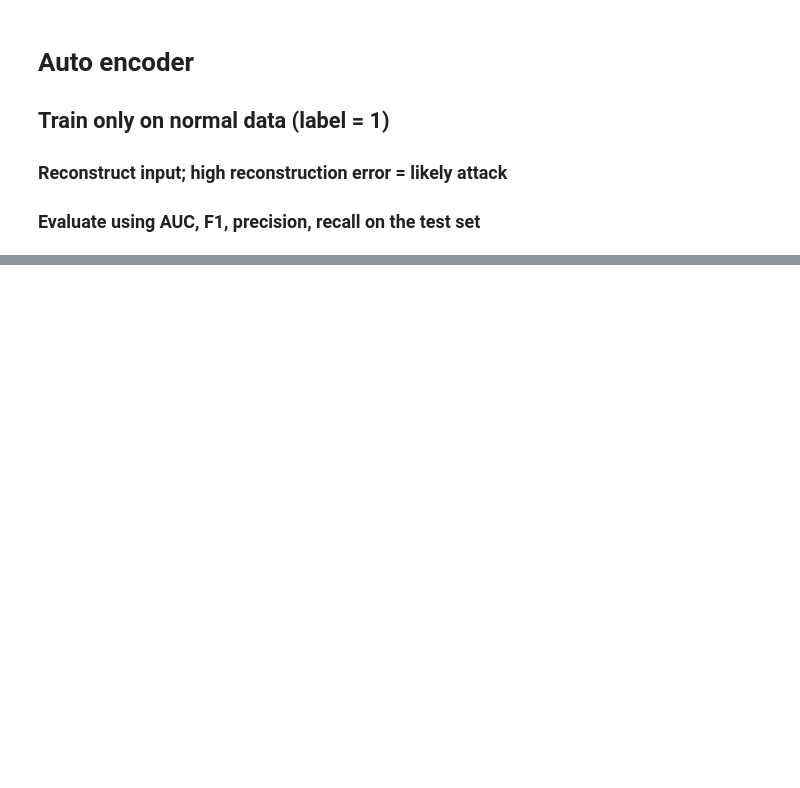
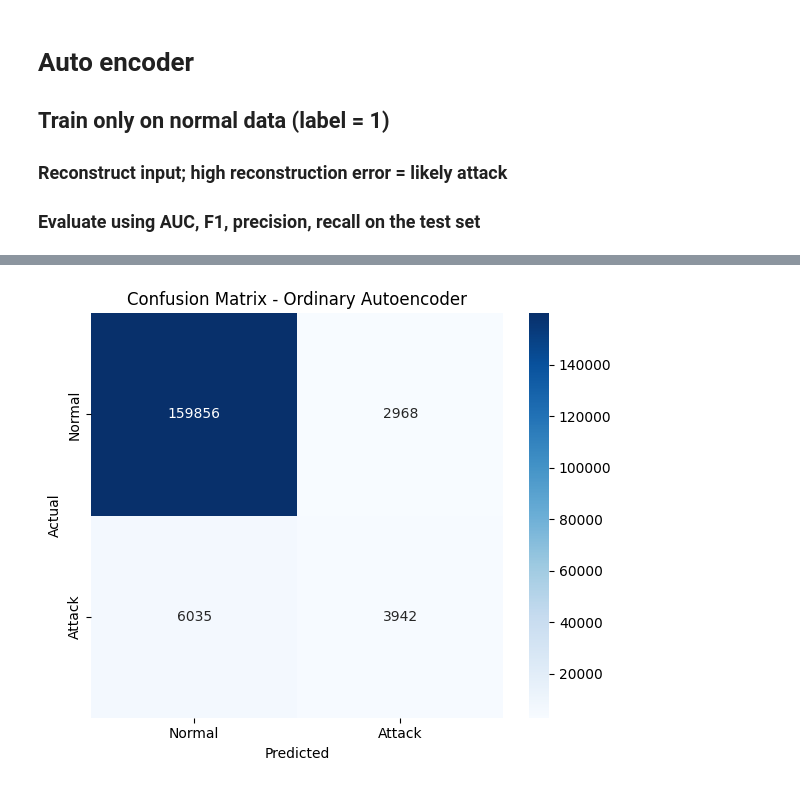
Before and after one commit to ambolatunji/smartfactoriesim, a Jupyter notebook: pre_model.ipynb, the cells around one changed output, grey strips where cells are left out. Drawn from its saved outputs; the diff is of its cells as text; code cells hidden in the pictures; blank space fills up the shorter version.

```diff
--- a/pre_model.ipynb
+++ b/pre_model.ipynb
@@ -683,0 +942,95 @@ print("🔥 Using device:", device)
+# %%
+
+# Basic Autoencoder class without tuning (but with dropout and HuberLoss for robustness)
+class OrdinaryAutoencoder(nn.Module):
+    def __init__(self, input_dim):
+        super(OrdinaryAutoencoder, self).__init__()
+        self.encoder = nn.Sequential(
+            nn.Linear(input_dim, 64),
+            nn.ReLU(),
+            nn.Dropout(0.2),
+            nn.Linear(64, 32),
+            nn.ReLU(),
+            nn.Linear(32, 16)
+        )
+        self.decoder = nn.Sequential(
+            nn.Linear(16, 32),
+            nn.ReLU(),
+            nn.Linear(32, 64),
+            nn.ReLU(),
+            nn.Linear(64, input_dim)
+        )
+
+    def forward(self, x):
+        return self.decoder(self.encoder(x))
+
+# Training function with fixed epochs and basic validation feedback
+def train_ordinary_autoencoder(X_train, model, optimizer, loss_fn, epochs=30, batch_size=256):
+    train_loader = DataLoader(TensorDataset(torch.tensor(X_train, dtype=torch.float32)), batch_size=batch_size, shuffle=True)
+    history = []
+
+    for epoch in range(epochs):
+        model.train()
+        total_loss = 0
+        for x in train_loader:
+            x = x[0].to(device)
+            output = model(x)
+            loss = loss_fn(output, x)
+            optimizer.zero_grad()
+            loss.backward()
+            optimizer.step()
+            total_loss += loss.item()
+        history.append(total_loss)
+        print(f"Epoch {epoch+1} | Loss: {total_loss:.4f}")
+    return model, history
+
+# Prepare device and data split
+device = torch.device("cuda" if torch.cuda.is_available() else "cpu")
+split = int(0.8 * len(X_train_ae))
+X_train_sub = X_train_ae[:split]
+
+# Train ordinary autoencoder
+ordinary_model = OrdinaryAutoencoder(input_dim=X_train_ae.shape[1]).to(device)
+optimizer = torch.optim.Adam(ordinary_model.parameters(), lr=1e-3)
+loss_fn = nn.HuberLoss()
+ordinary_model, loss_history = train_ordinary_autoencoder(X_train_sub, ordinary_model, optimizer, loss_fn)
+
+# Evaluate reconstruction on test set
+ordinary_model.eval()
+with torch.no_grad():
+    x_test_tensor = torch.tensor(X_test_ae, dtype=torch.float32).to(device)
+    recon = ordinary_model(x_test_tensor)
+    mse = torch.mean((x_test_tensor - recon) ** 2, dim=1).cpu().numpy()
+
+# Threshold: pick best based on F1
+thresholds = np.percentile(mse, np.arange(80, 99, 1))
+results = []
+for thresh in thresholds:
+    y_pred = (mse > thresh).astype(int)
+    report = classification_report(y_test_ae, y_pred, output_dict=True)
+    results.append({
+        "threshold": thresh,
+        "precision": report['1']['precision'],
+        "recall": report['1']['recall'],
+        "f1": report['1']['f1-score']
+    })
+
+best_result = max(results, key=lambda x: x['f1'])
+best_thresh = best_result['threshold']
+y_pred_best = (mse > best_thresh).astype(int)
+
+# Final reporting
+final_report = classification_report(y_test_ae, y_pred_best)
+conf_matrix = confusion_matrix(y_test_ae, y_pred_best)
+
+# Plot Confusion Matrix
+plt.figure(figsize=(6, 5))
+sns.heatmap(conf_matrix, annot=True, fmt='d', cmap='Blues', xticklabels=['Normal', 'Attack'], yticklabels=['Normal', 'Attack'])
+plt.xlabel("Predicted")
+plt.ylabel("Actual")
+plt.title("Confusion Matrix - Ordinary Autoencoder")
+plt.tight_layout()
+plt.show()
+
+final_report, roc_auc_score(y_test_ae, mse), best_thresh
+# %% [output]
@@ -683,0 +1054 @@ print("🔥 Using device:", device)
+[figure, added]
```
Also changed, not shown: parts of 55 cells of this notebook, 25 other files.
